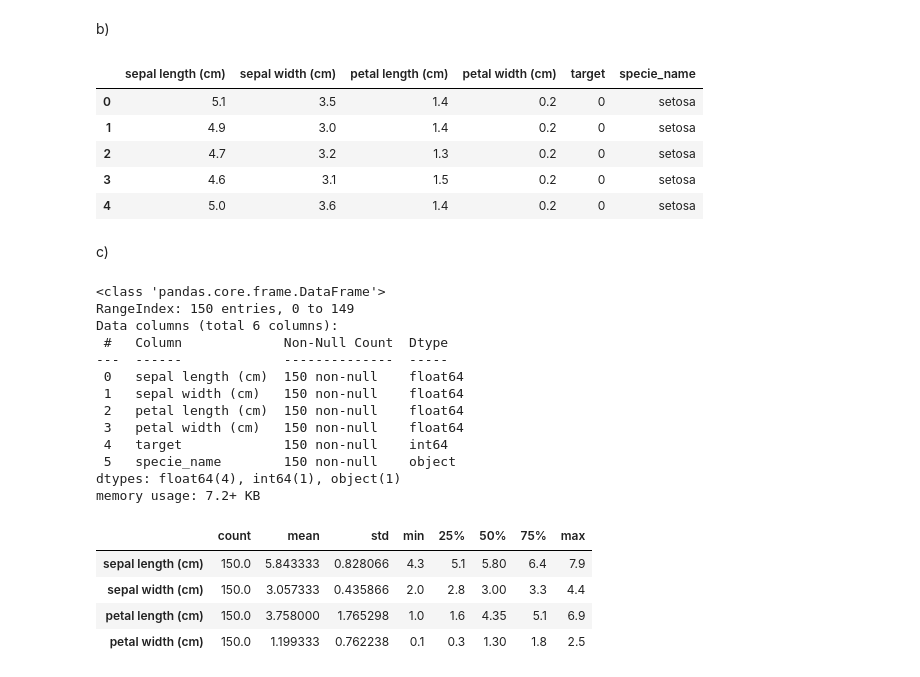
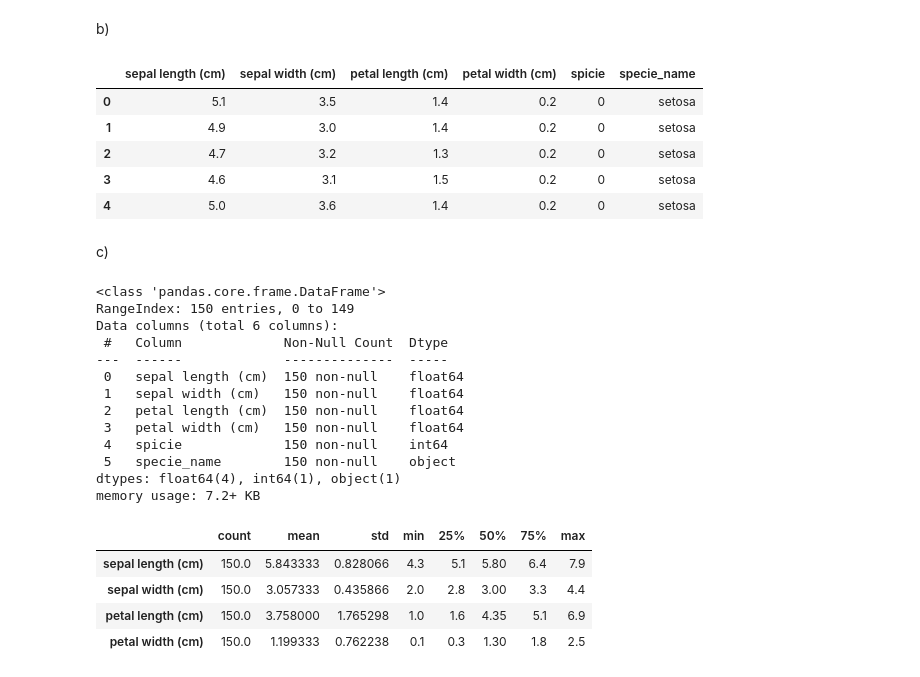
Before and after one commit to cseander/Maskininlarning-Christopher-Seander, a Jupyter notebook: Exercises/Exercise_4.ipynb, the cells around one changed output. Saved outputs shown, nothing was run; the diff lists cells and outputs as text; code cells hidden in the pictures.

```diff
--- a/Exercises/Exercise_4.ipynb
+++ b/Exercises/Exercise_4.ipynb
@@ -40,9 +40,10 @@ b)
 # %%
 df = iris["frame"]
 df["specie_name"] = df.target.replace(dict(enumerate(iris.target_names)))
+df.rename(columns={"target" : "spicie"}, inplace=True)
 df.head()
 # %% [output]
-|  | sepal length (cm) | sepal width (cm) | petal length (cm) | petal width (cm) | target | specie_name |
+|  | sepal length (cm) | sepal width (cm) | petal length (cm) | petal width (cm) | spicie | specie_name |
 | 0 | 5.1 | 3.5 | 1.4 | 0.2 | 0 | setosa |
 | 1 | 4.9 | 3.0 | 1.4 | 0.2 | 0 | setosa |
 | 2 | 4.7 | 3.2 | 1.3 | 0.2 | 0 | setosa |
@@ -62,7 +63,7 @@ Data columns (total 6 columns):
  1   sepal width (cm)   150 non-null    float64
  2   petal length (cm)  150 non-null    float64
  3   petal width (cm)   150 non-null    float64
- 4   target             150 non-null    int64
+ 4   spicie             150 non-null    int64
  5   specie_name        150 non-null    object
 dtypes: float64(4), int64(1), object(1)
 memory usage: 7.2+ KB
```
Also changed, not shown: parts of 3 cells of this notebook.
